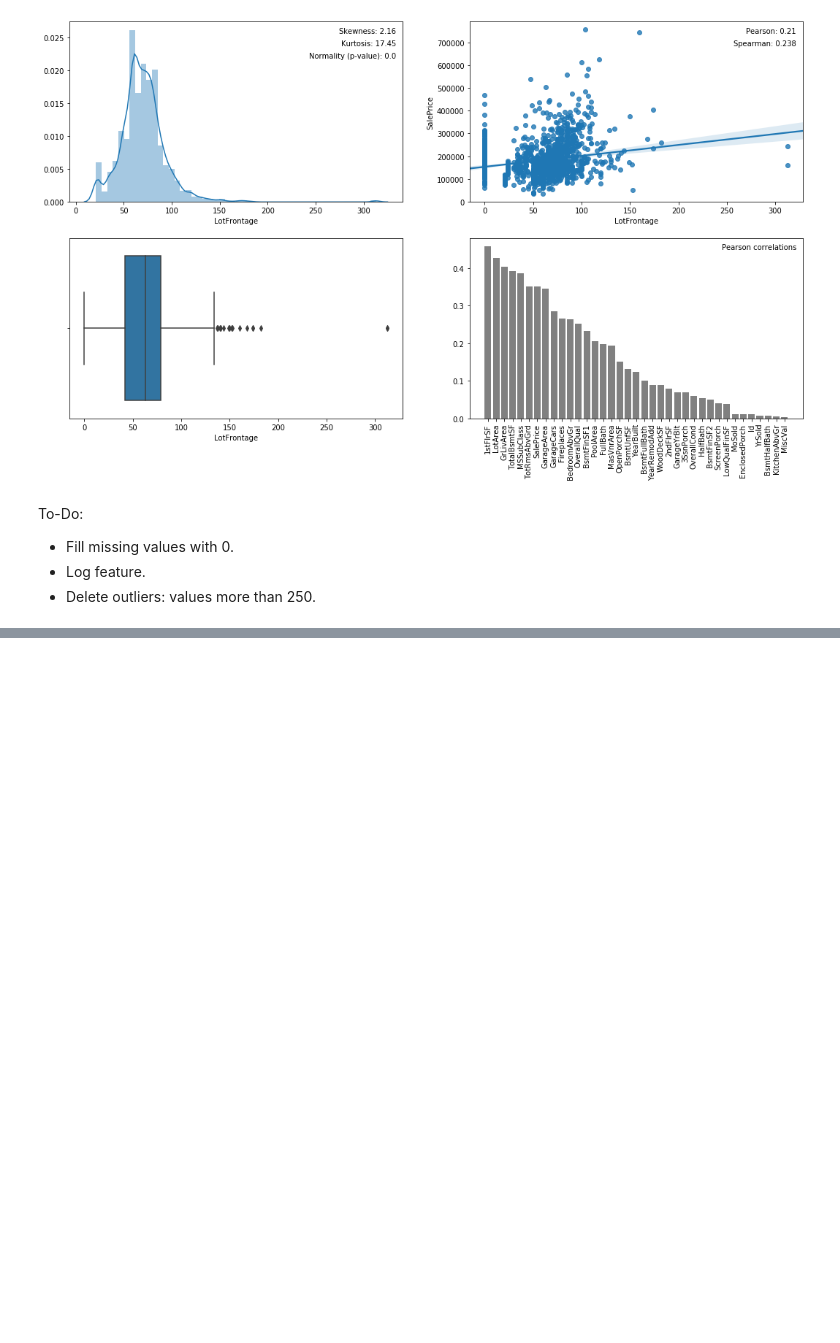
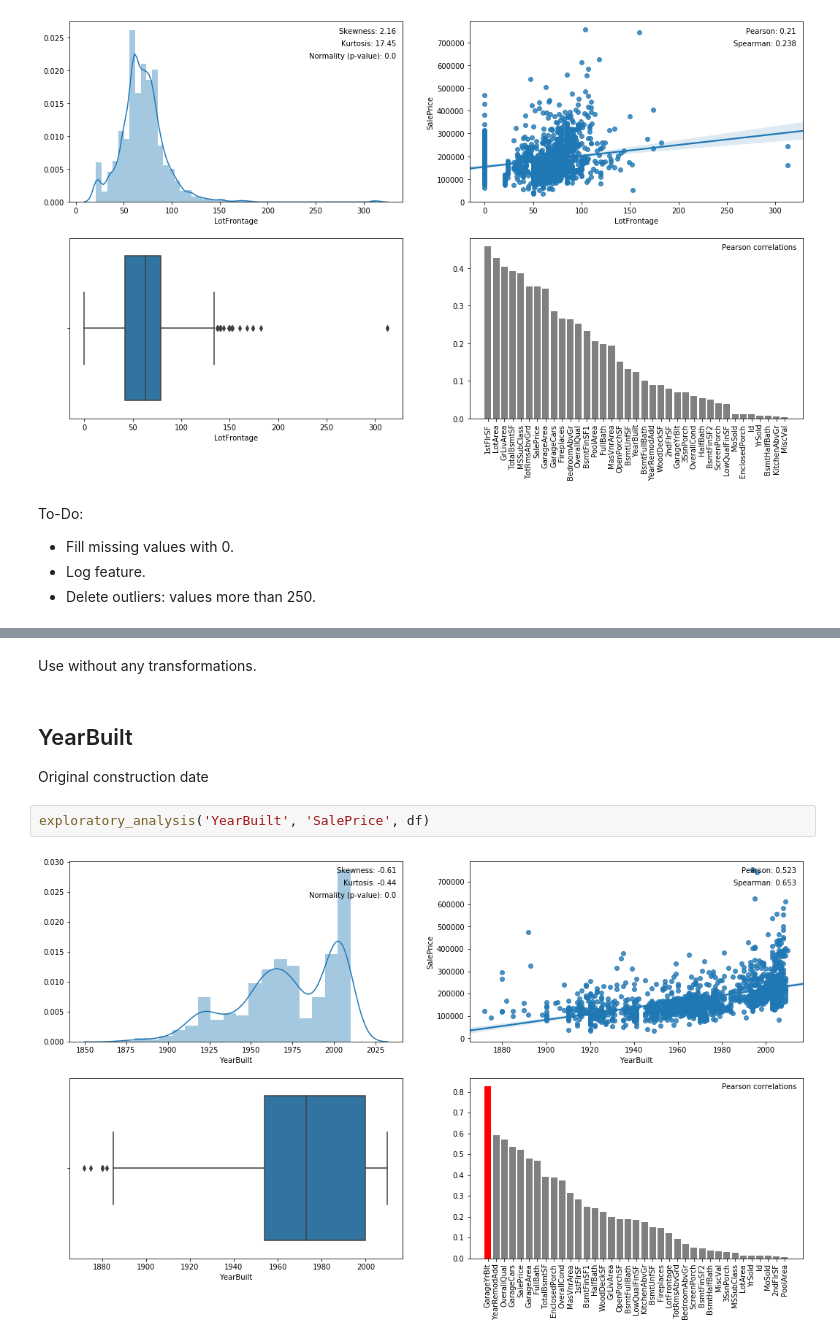
Before and after one commit to ignatl/housing_prices_competition, a Jupyter notebook: housing_prices_competition.ipynb, the cells around one changed output, grey strips where cells are left out. Drawn from its saved outputs; the diff is of its cells as text; blank space fills up the shorter version.

```diff
--- a/housing_prices_competition.ipynb
+++ b/housing_prices_competition.ipynb
@@ -206,0 +204,9 @@ To-Do:
+# %% [markdown]
+Use without any transformations.
+# %% [markdown]
+## YearBuilt
+Original construction date
+# %%
+exploratory_analysis('YearBuilt', 'SalePrice', df)
+# %% [output]
+[figure, added]
```
Also changed, not shown: parts of 106 cells of this notebook.
